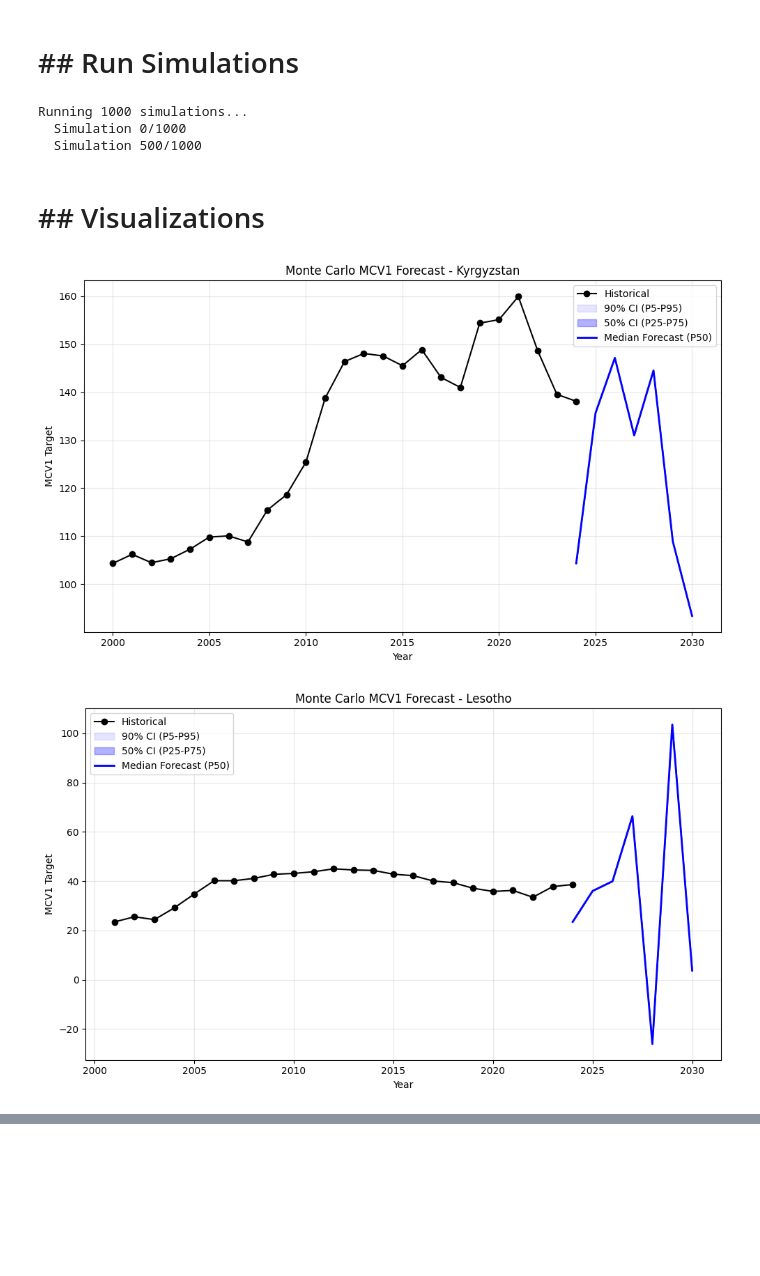
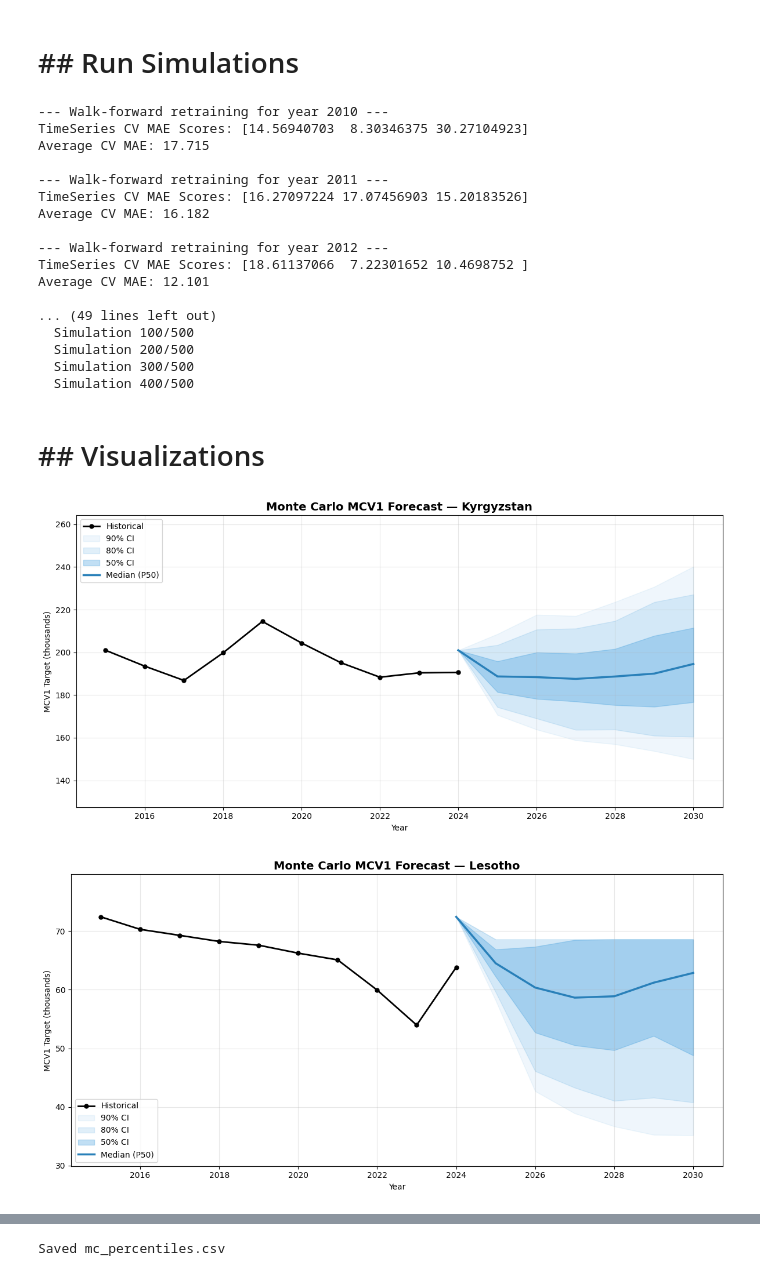
Before and after one commit to BYTEBARD42/mcv1_only, a Jupyter notebook: backend/monte_carlo.ipynb, the cells around one changed output, grey strips where cells are left out. Saved outputs shown, nothing was run; the diff lists cells and outputs as text; code cells hidden in the pictures; blank space fills up the shorter version.

Commit message:
updated features and models

```diff
--- a/backend/monte_carlo.ipynb
+++ b/backend/monte_carlo.ipynb
@@ -153,54 +169,80 @@ class MonteCarloEngine:
 # %% [markdown]
 # ## Run Simulations
 # %%
-engine = MonteCarloEngine(model, df_engineered, feature_cols, dummy_cols, n_simulations=1000)
+engine = MonteCarloEngine(model, df_engineered, feature_cols, dummy_cols, n_simulations=500)
 sim_results = engine.run_simulations(future_demo_df)
 percentiles_df = engine.compute_percentiles(sim_results)
 # %% [output]
-Running 1000 simulations...
-  Simulation 0/1000
-  Simulation 500/1000
+--- Walk-forward retraining for year 2010 ---
+TimeSeries CV MAE Scores: [14.56940703  8.30346375 30.27104923]
+Average CV MAE: 17.715
+
+--- Walk-forward retraining for year 2011 ---
+TimeSeries CV MAE Scores: [16.27097224 17.07456903 15.20183526]
+Average CV MAE: 16.182
+
+--- Walk-forward retraining for year 2012 ---
+TimeSeries CV MAE Scores: [18.61137066  7.22301652 10.4698752 ]
+Average CV MAE: 12.101
+
+... (49 lines left out)
+  Simulation 100/500
+  Simulation 200/500
+  Simulation 300/500
+  Simulation 400/500
 # %% [markdown]
 # ## Visualizations
 # %%
 def plot_fan_chart(percentiles_df, hist_df, country):
-    fig, ax = plt.subplots(figsize=(10, 6))
+    fig, ax = plt.subplots(figsize=(12, 6))
 
-    # Historical data
-    country_hist = hist_df[hist_df['Country'] == country]
-    ax.plot(country_hist['Year'], country_hist[TARGET], 'ko-', label='Historical')
+    # Use only recent history (last 10 years) for cleaner visuals
+    country_hist = hist_df[(hist_df['Country'] == country) & (hist_df['Year'] >= 2015)]
+    ax.plot(country_hist['Year'], country_hist[TARGET], 'ko-',
+            markersize=5, linewidth=2, label='Historical', zorder=5)
 
-    # Forecast data
     country_pct = percentiles_df[percentiles_df['Country'] == country]
     years = country_pct['Year']
 
-    # Connect last historical point to forecast
+    # Smooth connection to last historical point
     last_hist_year = country_hist['Year'].max()
     last_hist_val = country_hist[TARGET].iloc[-1]
-
     years_plot = np.insert(years.values, 0, last_hist_year)
 
     p5 = np.insert(country_pct['P5'].values, 0, last_hist_val)
+    p10 = np.insert(country_pct['P10'].values, 0, last_hist_val)
     p25 = np.insert(country_pct['P25'].values, 0, last_hist_val)
     p50 = np.insert(country_pct['P50'].values, 0, last_hist_val)
     p75 = np.insert(country_pct['P75'].values, 0, last_hist_val)
+    p90 = np.insert(country_pct['P90'].values, 0, last_hist_val)
     p95 = np.insert(country_pct['P95'].values, 0, last_hist_val)
 
-    # Plot bands
-    ax.fill_between(years_plot, p5, p95, color='blue', alpha=0.1, label='90% CI (P5-P95)')
-    ax.fill_between(years_plot, p25, p75, color='blue', alpha=0.3, label='50% CI (P25-P75)')
-    ax.plot(years_plot, p50, 'b-', linewidth=2, label='Median Forecast (P50)')
+    # Multiple gradient bands
+    ax.fill_between(years_plot, p5, p95, color='#3498db', alpha=0.08, label='90% CI')
+    ax.fill_between(years_plot, p10, p90, color='#3498db', alpha=0.15, label='80% CI')
+    ax.fill_between(years_plot, p25, p75, color='#3498db', alpha=0.30, label='50% CI')
+    ax.plot(years_plot, p50, color='#2980b9', linewidth=2.5, label='Median (P50)')
 
-    ax.set_title(f"Monte Carlo MCV1 Forecast - {country}")
+    # Dynamic Y-axis padding
+    all_vals = np.concatenate([country_hist[TARGET].values, p5, p95])
+    y_min = min(all_vals) * 0.85
+    y_max = max(all_vals) * 1.10
+    ax.set_ylim(y_min, y_max)
+
+    ax.set_title(f"Monte Carlo MCV1 Forecast — {country}", fontsize=14, fontweight='bold')
     ax.set_xlabel("Year")
-    ax.set_ylabel("MCV1 Target")
-    ax.legend()
+    ax.set_ylabel("MCV1 Target (thousands)")
+    ax.legend(loc='best')
     ax.grid(True, alpha=0.3)
     plt.tight_layout()
     plt.show()
 # %%
 for country in COUNTRIES:
     plot_fan_chart(percentiles_df, df_raw, country)
+
+# Save percentiles to CSV for dashboard
+percentiles_df.to_csv("mc_percentiles.csv", index=False)
+print("Saved mc_percentiles.csv")
 # %% [output]
-[figure, old version]
+[figure, new version]
-[figure, old version]
+[figure, new version]
@@ -207,0 +250 @@ for country in COUNTRIES:
+Saved mc_percentiles.csv
```
Also changed, not shown: parts of 3 cells of this notebook, 9 other files.
